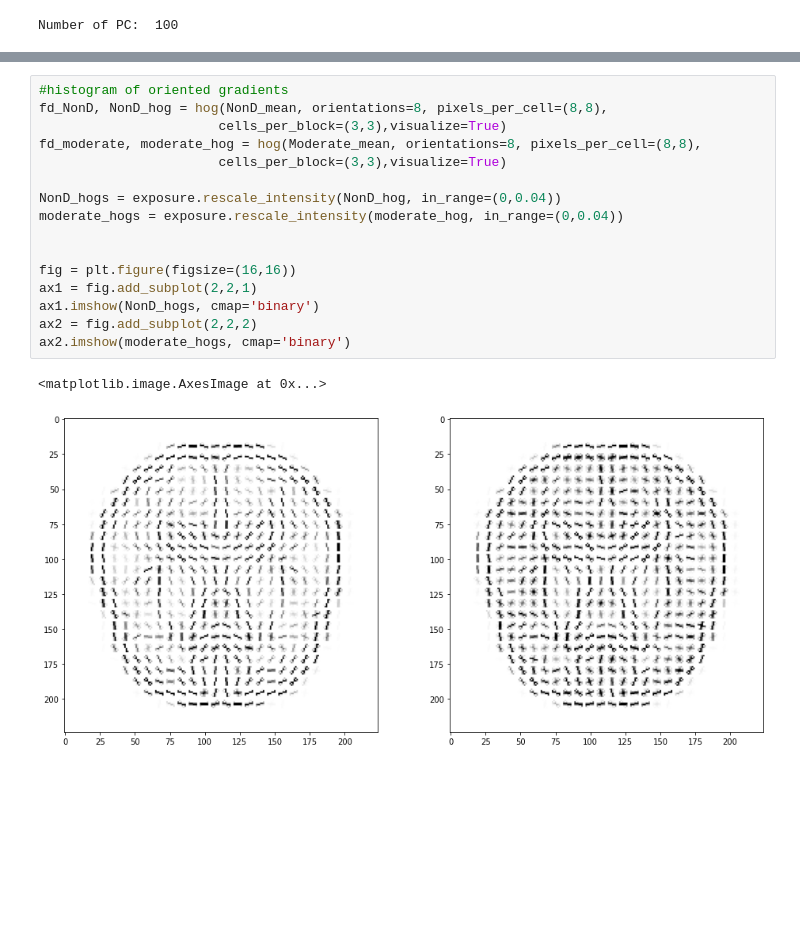
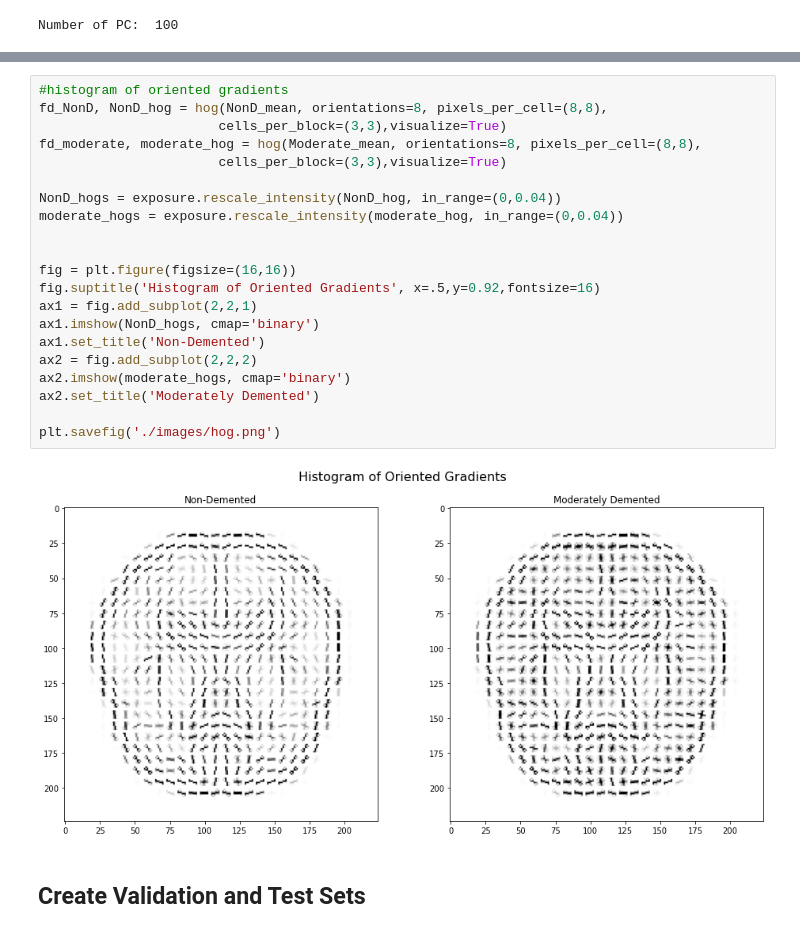
Before and after one commit to Jacobheyman702/Alzheimer_Image_classifier-, a Jupyter notebook: Image_analysis.ipynb, the cells around one changed output, grey strips where cells are left out. Drawn from its saved outputs; the diff is of its cells as text; blank space fills up the shorter version.

Commit message:
added helper_functions.py and saved figs as images

```diff
--- a/Image_analysis.ipynb
+++ b/Image_analysis.ipynb
@@ -237,19 +217,25 @@ from skimage import exposure
 # %%
 #histogram of oriented gradients
 fd_NonD, NonD_hog = hog(NonD_mean, orientations=8, pixels_per_cell=(8,8),
                        cells_per_block=(3,3),visualize=True)
 fd_moderate, moderate_hog = hog(Moderate_mean, orientations=8, pixels_per_cell=(8,8),
                        cells_per_block=(3,3),visualize=True)
 
 NonD_hogs = exposure.rescale_intensity(NonD_hog, in_range=(0,0.04))
 moderate_hogs = exposure.rescale_intensity(moderate_hog, in_range=(0,0.04))
 
 
 fig = plt.figure(figsize=(16,16))
+fig.suptitle('Histogram of Oriented Gradients', x=.5,y=0.92,fontsize=16)
 ax1 = fig.add_subplot(2,2,1)
 ax1.imshow(NonD_hogs, cmap='binary')
+ax1.set_title('Non-Demented')
 ax2 = fig.add_subplot(2,2,2)
 ax2.imshow(moderate_hogs, cmap='binary')
+ax2.set_title('Moderately Demented')
+
+plt.savefig('./images/hog.png')
 # %% [output]
-<matplotlib.image.AxesImage at 0x...>
-[figure, old version]
+[figure, new version]
+# %% [markdown]
+## Create Validation and Test Sets
```
Also changed, not shown: parts of 62 cells of this notebook, 11 other files.
